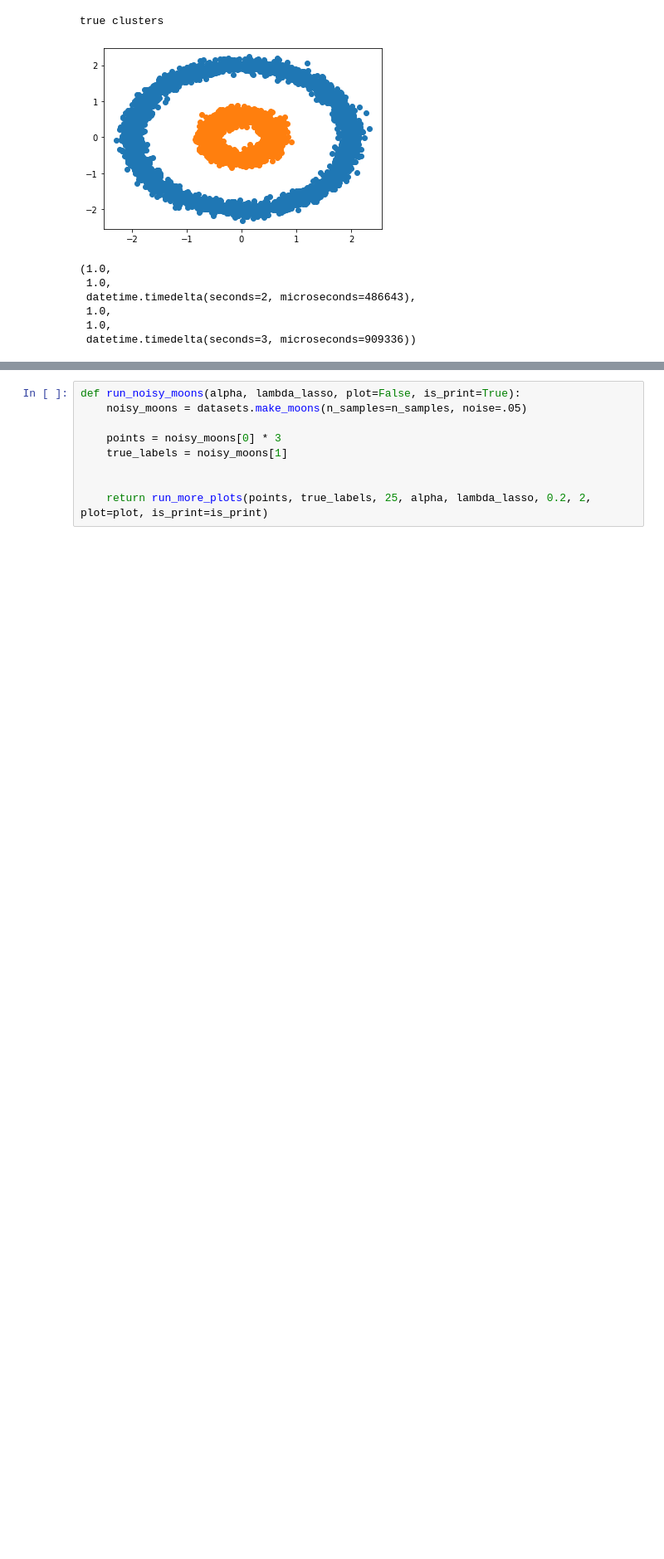
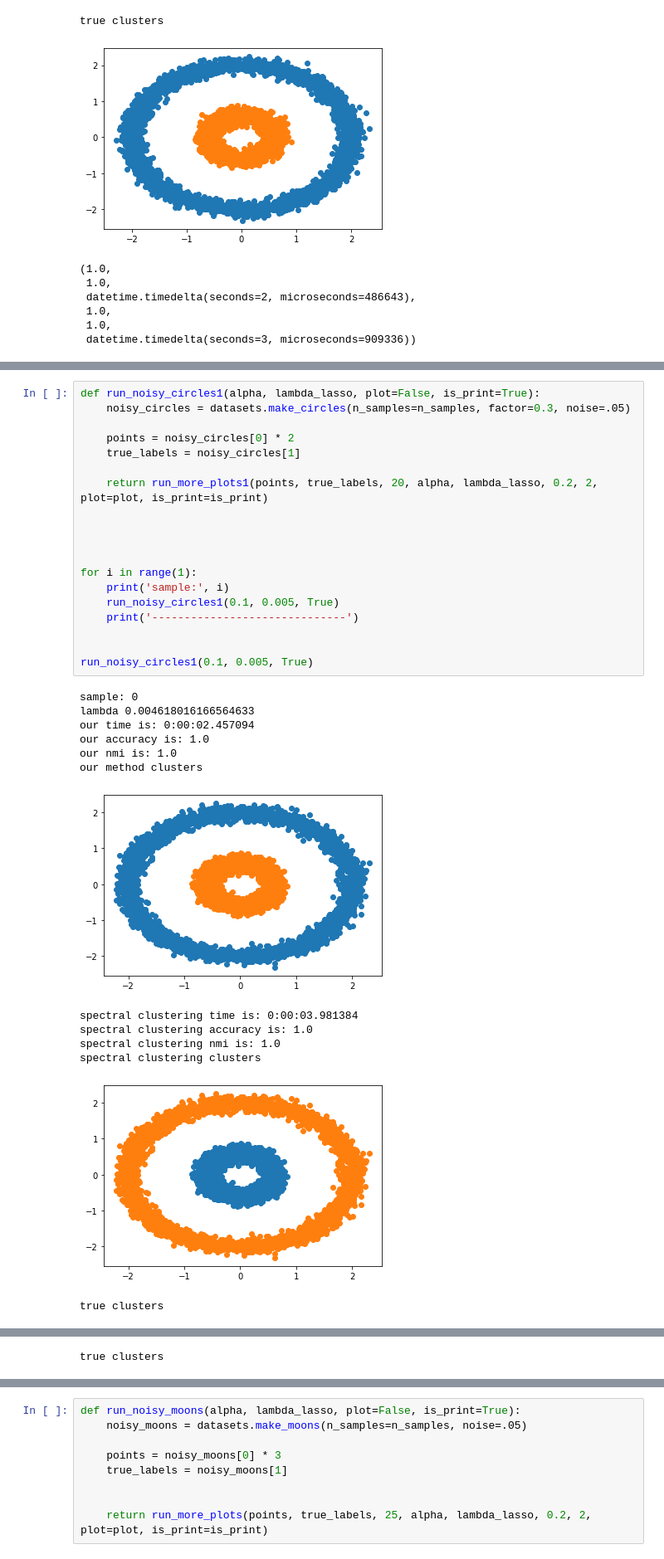
Before and after one commit to sahelyiyi/LocClustNLasso, a Jupyter notebook: loc_clust_kmeans.ipynb, the cells around one changed output, grey strips where cells are left out. Shown at 83% size. Drawn from its saved outputs; the diff is of its cells as text; blank space fills up the shorter version.

```diff
--- a/loc_clust_kmeans.ipynb
+++ b/loc_clust_kmeans.ipynb
@@ -730,0 +897,33 @@ true clusters
+# %%
+def run_noisy_circles1(alpha, lambda_lasso, plot=False, is_print=True):
+    noisy_circles = datasets.make_circles(n_samples=n_samples, factor=0.3, noise=.05)
+
+    points = noisy_circles[0] * 2
+    true_labels = noisy_circles[1]
+
+    return run_more_plots1(points, true_labels, 20, alpha, lambda_lasso, 0.2, 2, plot=plot, is_print=is_print)
+
+
+
+
+for i in range(1):
+    print('sample:', i)
+    run_noisy_circles1(0.1, 0.005, True)
+    print('------------------------------')
+
+
+run_noisy_circles1(0.1, 0.005, True)
+# %% [output]
+sample: 0
+lambda 0.004618016166564633
+our time is: 0:00:02.457094
+our accuracy is: 1.0
+our nmi is: 1.0
+our method clusters
+[figure, added]
+spectral clustering time is: 0:00:03.981384
+spectral clustering accuracy is: 1.0
+spectral clustering nmi is: 1.0
+spectral clustering clusters
+[figure, added]
+true clusters
@@ -730,0 +943 @@ true clusters
+true clusters
```
Also changed, not shown: parts of 10 cells of this notebook.
